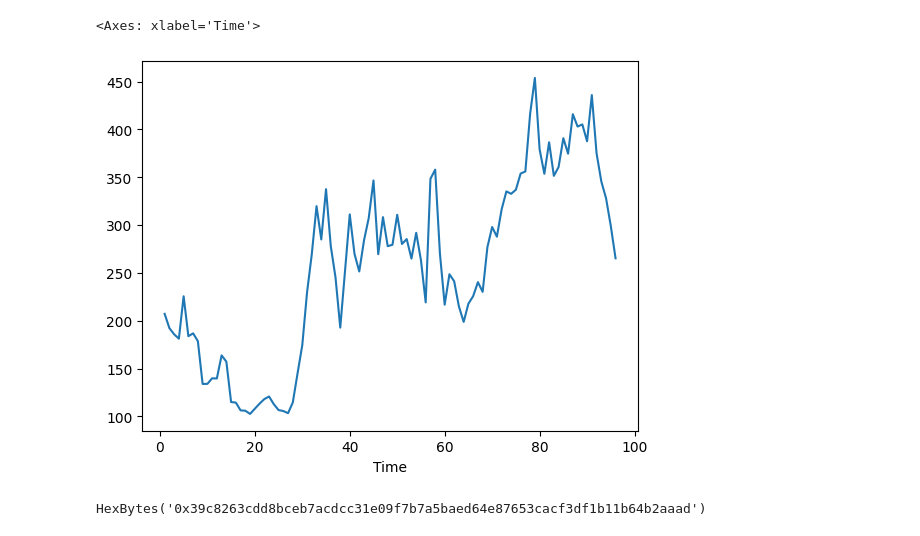
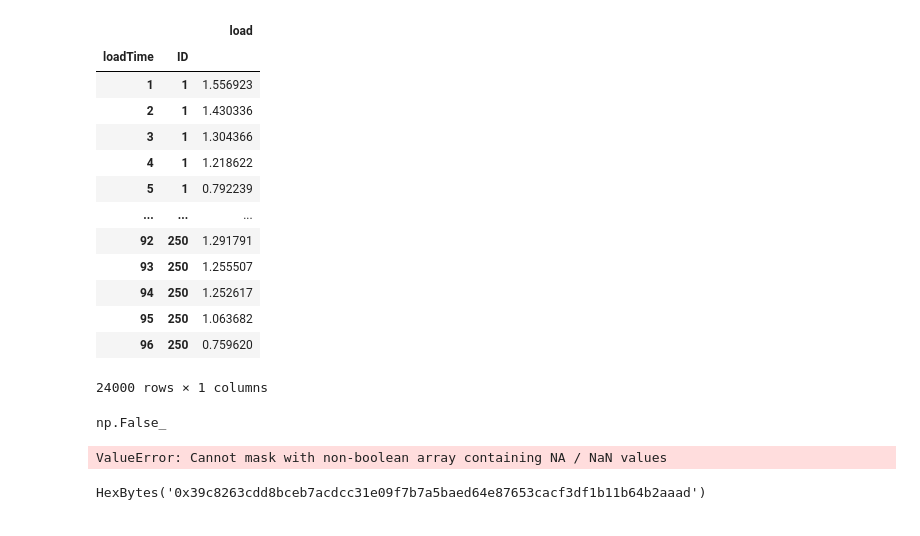
Before and after one commit to mkrahl/TruffleWorkspace, a Jupyter notebook: Simulator.ipynb, the cells around one changed output. Drawn from its saved outputs; the diff is of its cells as text; code cells hidden in the pictures.

Commit message:
read data

```diff
--- a/Simulator.ipynb
+++ b/Simulator.ipynb
@@ -50,5 +37,25 @@ price = price.set_index("Time").transpose()
-# %%
-loads.agg('sum').plot()
-# %% [output]
-<Axes: xlabel='Time'>
-[figure, removed]
+# %%
+indexes = pd.read_excel("EC_EV_dataset.xlsx",sheet_name ="Indexes")
+indexes.set_index("Player ID",inplace=True)
+
+loads = pd.read_excel("EC_EV_dataset.xlsx",sheet_name ="Load")
+loads = loads.add_prefix("load")
+loads = loads.rename(columns={"loadTime": "Time"})
+loads = pd.wide_to_long(loads,stubnames="load",i= "Time",j='ID')
+
+pv = pd.read_excel("EC_EV_dataset.xlsx",sheet_name="PV")
+pv = pv.add_prefix("pv_gen")
+pv = pv.rename(columns={"pv_genTime": "Time"})
+pv = pd.wide_to_long(pv,stubnames="pv_gen",i= "Time",j='ID')
+
+sell_price = pd.read_excel("EC_EV_dataset.xlsx",sheet_name="Sell Price")
+sell_price = sell_price.add_prefix("sell_price")
+sell_price = sell_price.rename(columns={"sell_priceTime": "Time"})
+sell_price = pd.wide_to_long(sell_price,stubnames="sell_price",i= "Time",j='ID')
+
+buy_price = pd.read_excel("EC_EV_dataset.xlsx",sheet_name="Buy Price")
+buy_price = buy_price.add_prefix("buy_price")
+buy_price = buy_price.rename(columns={"buy_priceTime": "Time"})
+buy_price = pd.wide_to_long(buy_price,stubnames="buy_price",i= "Time",j='ID')
+
+data = loads.merge(right= pv,left_index=True,right_index=True).merge(right=buy_price,right_index=True,left_index=True).merge(right=sell_price,right_index=True,left_index=True)
@@ -54,0 +72,25 @@ loads.agg('sum').plot()
+# %%
+pd.wide_to_long(loads,stubnames="load",i= "loadTime",j='ID')
+# %% [output]
+|  |  | load |
+| loadTime | ID |  |
+| 1 | 1 | 1.556923 |
+| 2 | 1 | 1.430336 |
+| 3 | 1 | 1.304366 |
+| 4 | 1 | 1.218622 |
+| 5 | 1 | 0.792239 |
+| ... | ... | ... |
+| 92 | 250 | 1.291791 |
+| 93 | 250 | 1.255507 |
+| 94 | 250 | 1.252617 |
+| 95 | 250 | 1.063682 |
+| 96 | 250 | 0.759620 |
+24000 rows × 1 columns
+# %%
+loads.isna().any().any()
+# %% [output]
+np.False_
+# %%
+pd.wide_to_long(loads,"load",i= "ID",j='time')
+# %% [output]
+ValueError: Cannot mask with non-boolean array containing NA / NaN values
```
Also changed, not shown: parts of 5 cells of this notebook, 2 other files.
